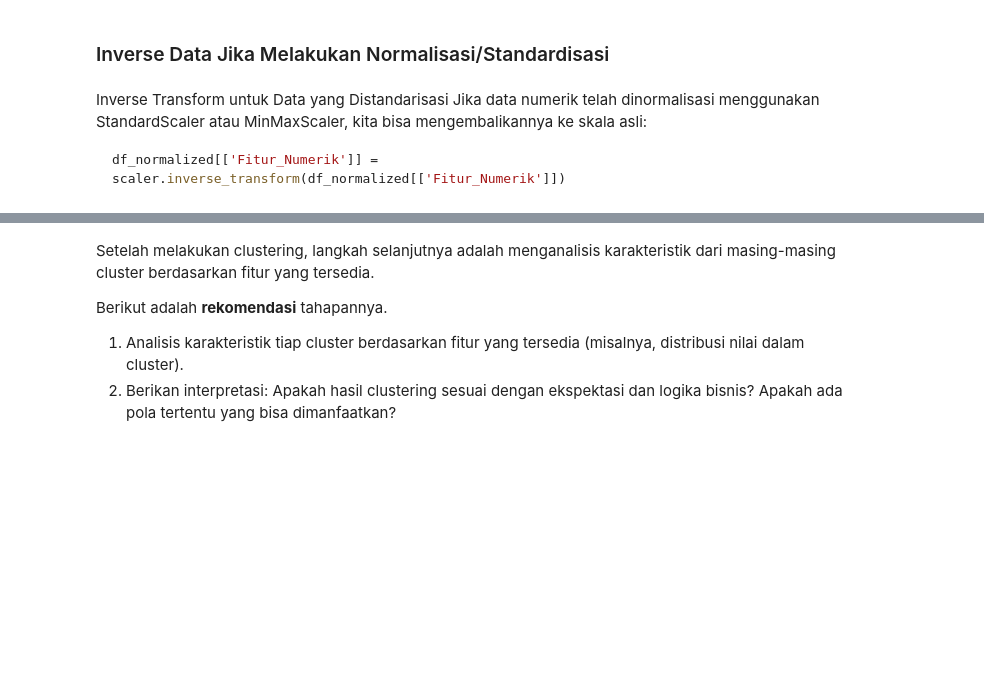
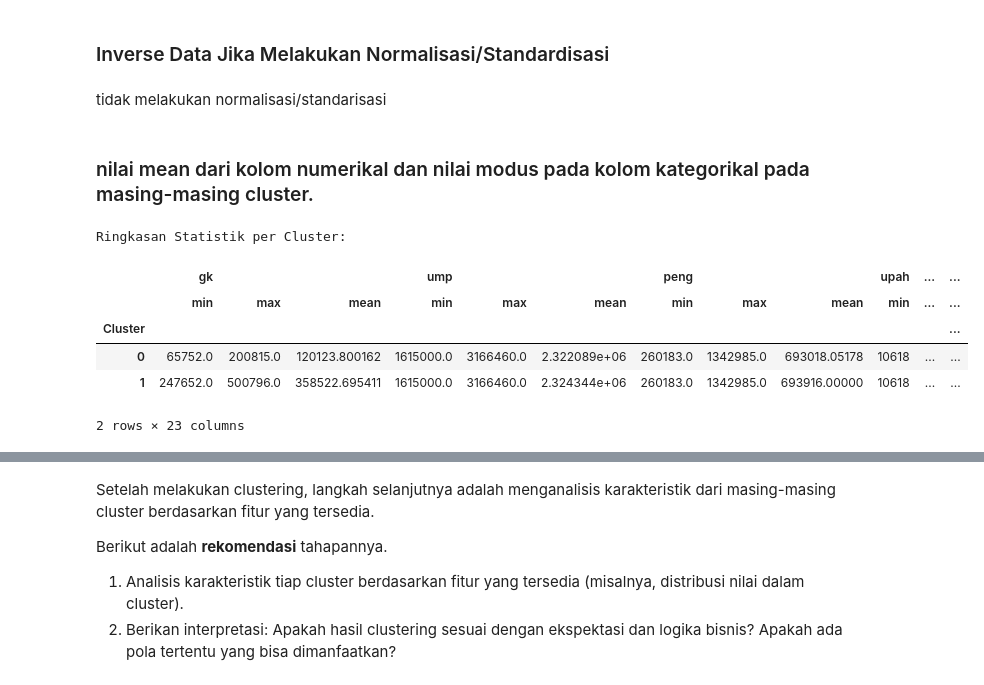
Before and after one commit to Muhammad-Rizki-Putra/Submission-CodingCamp, a Jupyter notebook: BMLP/[Clustering]_Submission_Akhir_BMLP_Muhammad Rizki Putra.ipynb, the cells around one changed output, grey strips where cells are left out. Drawn from its saved outputs; the diff is of its cells as text; code cells hidden in the pictures; blank space fills up the shorter version.

````diff
--- a/BMLP/[Clustering]_Submission_Akhir_BMLP_Muhammad Rizki Putra.ipynb
+++ b/BMLP/[Clustering]_Submission_Akhir_BMLP_Muhammad Rizki Putra.ipynb
@@ -607,10 +580,5 @@ df_original['Fitur'] = df_normalized['Fitur']
 # %%
-X_final['Cluster'] = kmeans.labels_
+final_df = filtered_df
+final_df['Cluster'] = kmeans.labels_
 # %% [markdown]
 ### Inverse Data Jika Melakukan Normalisasi/Standardisasi
-# %% [markdown]
-Inverse Transform untuk Data yang Distandarisasi
-Jika data numerik telah dinormalisasi menggunakan StandardScaler atau MinMaxScaler, kita bisa mengembalikannya ke skala asli:
-```python
-df_normalized[['Fitur_Numerik']] = scaler.inverse_transform(df_normalized[['Fitur_Numerik']])
-```
@@ -621,0 +585,29 @@ filtered_df['Cluster'] = X_final['Cluster']
+# %% [markdown]
+tidak melakukan normalisasi/standarisasi
+# %% [markdown]
+### nilai mean dari kolom numerikal dan nilai modus pada kolom kategorikal pada masing-masing cluster.
+# %%
+cluster_summary = final_df.groupby('Cluster').agg({
+    'gk': ['min', 'max', 'mean'],
+    'ump': ['min', 'max', 'mean'],
+    'peng': ['min', 'max', 'mean'],
+    'upah': ['min', 'max', 'mean'],
+    'income_to_expense_ratio': ['min', 'max', 'mean'],
+    'poverty_to_income_ratio': ['min', 'max', 'mean'],
+    'gk_category': lambda x: x.mode().iloc[0] if not x.mode().empty else None,
+    'daerah': lambda x: x.mode().iloc[0] if not x.mode().empty else None,
+    'jenis': lambda x: x.mode().iloc[0] if not x.mode().empty else None,
+    'provinsi': lambda x: x.mode().iloc[0] if not x.mode().empty else None,
+    'tahun': lambda x: x.mode().iloc[0] if not x.mode().empty else None
+})
+
+print("Ringkasan Statistik per Cluster:")
+cluster_summary
+# %% [output]
+Ringkasan Statistik per Cluster:
+|  | gk |  |  | ump |  |  | peng |  |  | upah | ... | ... |
+|  | min | max | mean | min | max | mean | min | max | mean | min | ... | ... |
+| Cluster |  |  |  |  |  |  |  |  |  |  |  | ... |
+| 0 | 65752.0 | 200815.0 | 120123.800162 | 1615000.0 | 3166460.0 | 2.322089e+06 | 260183.0 | 1342985.0 | 693018.05178 | 10618 | ... | ... |
+| 1 | 247652.0 | 500796.0 | 358522.695411 | 1615000.0 | 3166460.0 | 2.324344e+06 | 260183.0 | 1342985.0 | 693916.00000 | 10618 | ... | ... |
+2 rows × 23 columns
````
Also changed, not shown: parts of 16 cells of this notebook, 8 other files.
